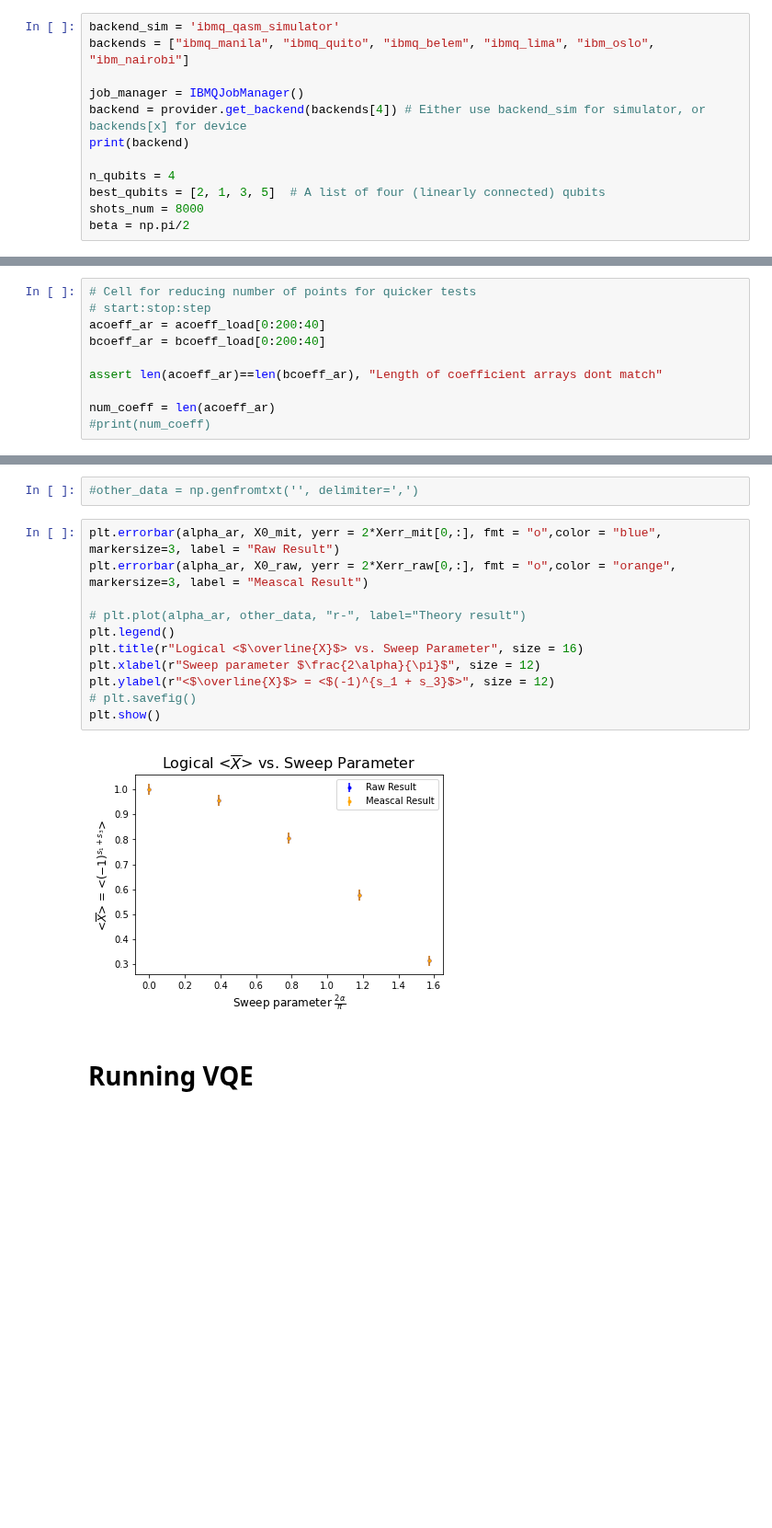
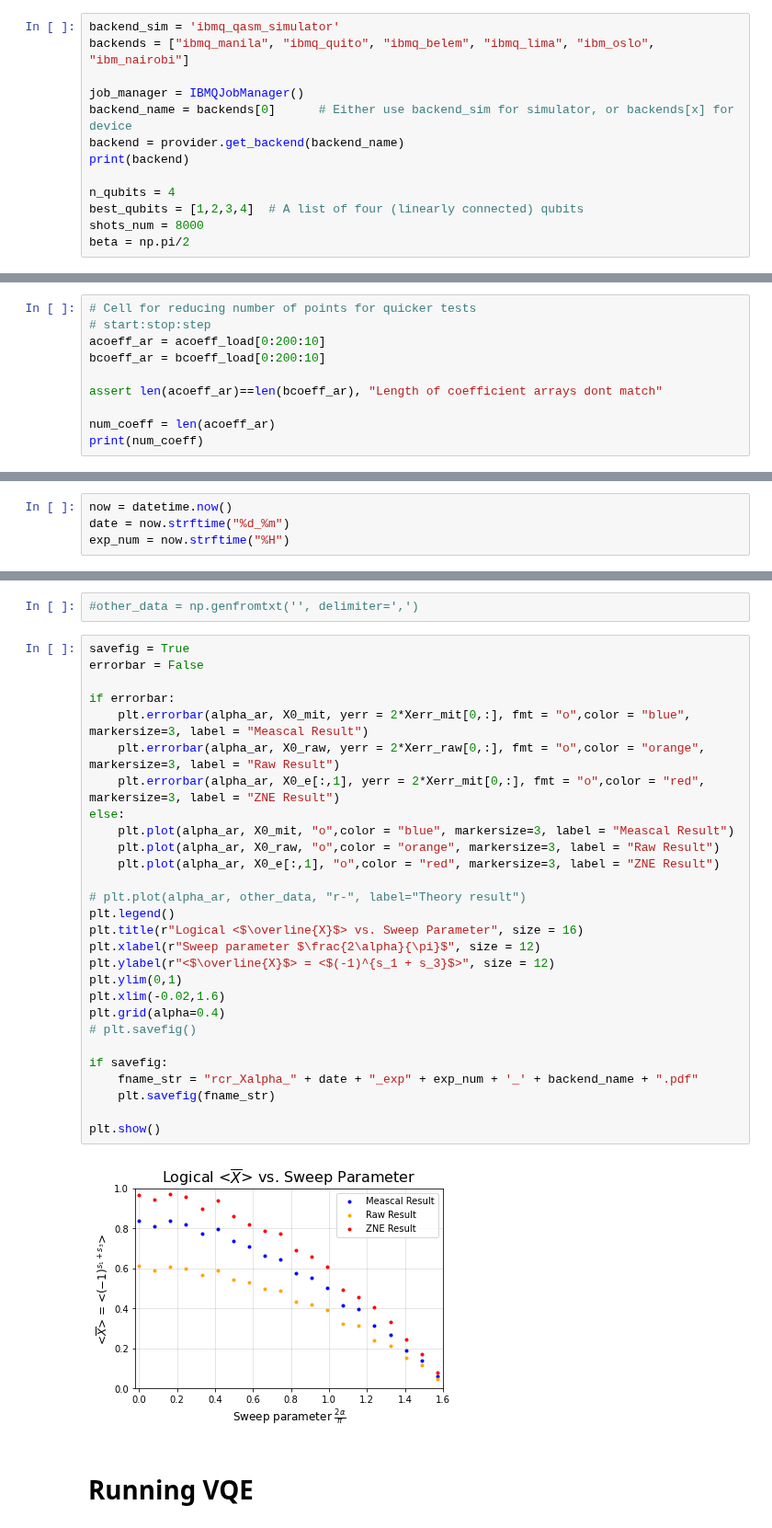
Before and after one commit to amrit-11/IBMQ-SPTMBQC, a Jupyter notebook: exec_zne.ipynb, the cells around one changed output, grey strips where cells are left out. Shown at 92% size. Saved outputs shown, nothing was run; the diff lists cells and outputs as text; blank space fills up the shorter version.

```diff
--- a/exec_zne.ipynb
+++ b/exec_zne.ipynb
@@ -25,11 +28,12 @@ backend_sim = 'ibmq_qasm_simulator'
 backends = ["ibmq_manila", "ibmq_quito", "ibmq_belem", "ibmq_lima", "ibm_oslo", "ibm_nairobi"]
 
 job_manager = IBMQJobManager()
-backend = provider.get_backend(backends[4]) # Either use backend_sim for simulator, or backends[x] for device
+backend_name = backends[0]      # Either use backend_sim for simulator, or backends[x] for device
+backend = provider.get_backend(backend_name)
 print(backend)
 
 n_qubits = 4
-best_qubits = [2, 1, 3, 5]  # A list of four (linearly connected) qubits
+best_qubits = [1,2,3,4]  # A list of four (linearly connected) qubits
 shots_num = 8000
 beta = np.pi/2
 # %% [output]
@@ -43,10 +47,10 @@ bcoeff_load = np.load("ReX_L4.npy")  # or np.genfromtxt("")
 # %%
 # Cell for reducing number of points for quicker tests
 # start:stop:step
-acoeff_ar = acoeff_load[0:200:40]
-bcoeff_ar = bcoeff_load[0:200:40]
+acoeff_ar = acoeff_load[0:200:10]
+bcoeff_ar = bcoeff_load[0:200:10]
 
 assert len(acoeff_ar)==len(bcoeff_ar), "Length of coefficient arrays dont match"
 
 num_coeff = len(acoeff_ar)
-#print(num_coeff)
+print(num_coeff)
@@ -264,2 +266,6 @@ Fitting for i = 4=================
+# %%
+now = datetime.now()
+date = now.strftime("%d_%m")
+exp_num = now.strftime("%H")
 # %% [markdown]
 ### Saving data
@@ -270,18 +398,35 @@ alpha_ar = np.linspace(0, np.pi/2, len(acoeff_ar))
 # %%
 #other_data = np.genfromtxt('', delimiter=',')
 # %%
-plt.errorbar(alpha_ar, X0_mit, yerr = 2*Xerr_mit[0,:], fmt = "o",color = "blue", markersize=3, label = "Raw Result")
-plt.errorbar(alpha_ar, X0_raw, yerr = 2*Xerr_raw[0,:], fmt = "o",color = "orange", markersize=3, label = "Meascal Result")
+savefig = True
+errorbar = False
+
+if errorbar:
+    plt.errorbar(alpha_ar, X0_mit, yerr = 2*Xerr_mit[0,:], fmt = "o",color = "blue", markersize=3, label = "Meascal Result")
+    plt.errorbar(alpha_ar, X0_raw, yerr = 2*Xerr_raw[0,:], fmt = "o",color = "orange", markersize=3, label = "Raw Result")
+    plt.errorbar(alpha_ar, X0_e[:,1], yerr = 2*Xerr_mit[0,:], fmt = "o",color = "red", markersize=3, label = "ZNE Result")
+else:
+    plt.plot(alpha_ar, X0_mit, "o",color = "blue", markersize=3, label = "Meascal Result")
+    plt.plot(alpha_ar, X0_raw, "o",color = "orange", markersize=3, label = "Raw Result")
+    plt.plot(alpha_ar, X0_e[:,1], "o",color = "red", markersize=3, label = "ZNE Result")
 
 # plt.plot(alpha_ar, other_data, "r-", label="Theory result")
 plt.legend()
 plt.title(r"Logical <$\overline{X}$> vs. Sweep Parameter", size = 16)
 plt.xlabel(r"Sweep parameter $\frac{2\alpha}{\pi}$", size = 12)
 plt.ylabel(r"<$\overline{X}$> = <$(-1)^{s_1 + s_3}$>", size = 12)
+plt.ylim(0,1)
+plt.xlim(-0.02,1.6)
+plt.grid(alpha=0.4)
 # plt.savefig()
+
+if savefig:
+    fname_str = "rcr_Xalpha_" + date + "_exp" + exp_num + '_' + backend_name + ".pdf"
+    plt.savefig(fname_str)
+
 plt.show()
 # %% [output]
-[figure, old version]
+[figure, new version]
 # %% [markdown]
 # Running VQE
 # %%
```
Also changed, not shown: parts of 12 cells of this notebook, 2 other files.
